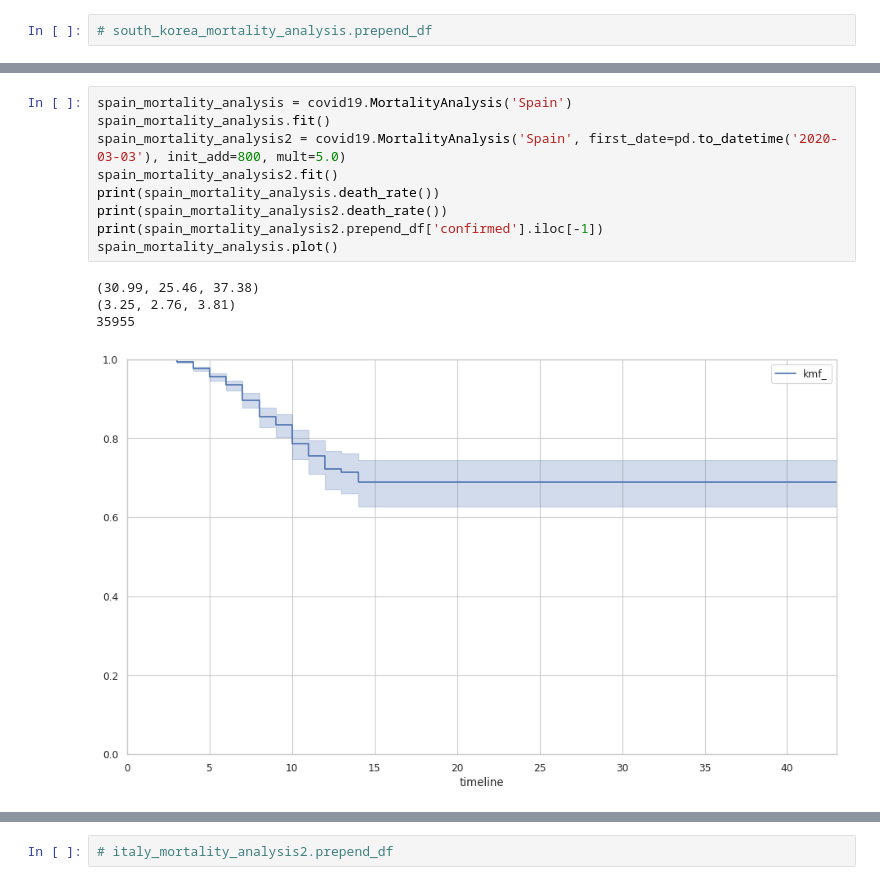
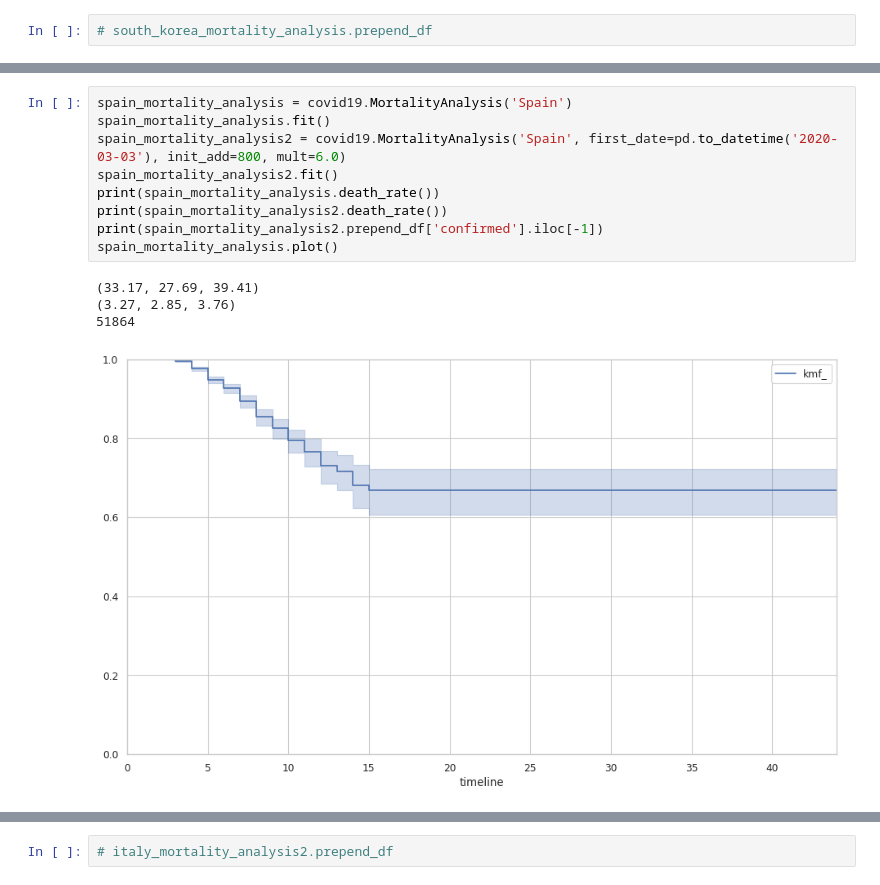
Before and after one commit to cs224/covid-19-data-analysis, a Jupyter notebook: covid-19-survival.ipynb, the cells around one changed output, grey strips where cells are left out. Drawn from its saved outputs; the diff is of its cells as text.

```diff
--- a/covid-19-survival.ipynb
+++ b/covid-19-survival.ipynb
@@ -194,17 +194,17 @@ france_mortality_analysis.df.tail()
 # %%
 spain_mortality_analysis = covid19.MortalityAnalysis('Spain')
 spain_mortality_analysis.fit()
-spain_mortality_analysis2 = covid19.MortalityAnalysis('Spain', first_date=pd.to_datetime('2020-03-03'), init_add=800, mult=5.0)
+spain_mortality_analysis2 = covid19.MortalityAnalysis('Spain', first_date=pd.to_datetime('2020-03-03'), init_add=800, mult=6.0)
 spain_mortality_analysis2.fit()
 print(spain_mortality_analysis.death_rate())
 print(spain_mortality_analysis2.death_rate())
 print(spain_mortality_analysis2.prepend_df['confirmed'].iloc[-1])
 spain_mortality_analysis.plot()
 # %% [output]
-(30.99, 25.46, 37.38)
-(3.25, 2.76, 3.81)
-35955
+(33.17, 27.69, 39.41)
+(3.27, 2.85, 3.76)
+51864
-[figure, old version]
+[figure, new version]
 # %%
 spain_mortality_analysis.df.tail()
 # %% [output]
```
Also changed, not shown: parts of 17 cells of this notebook, 3 other files.
